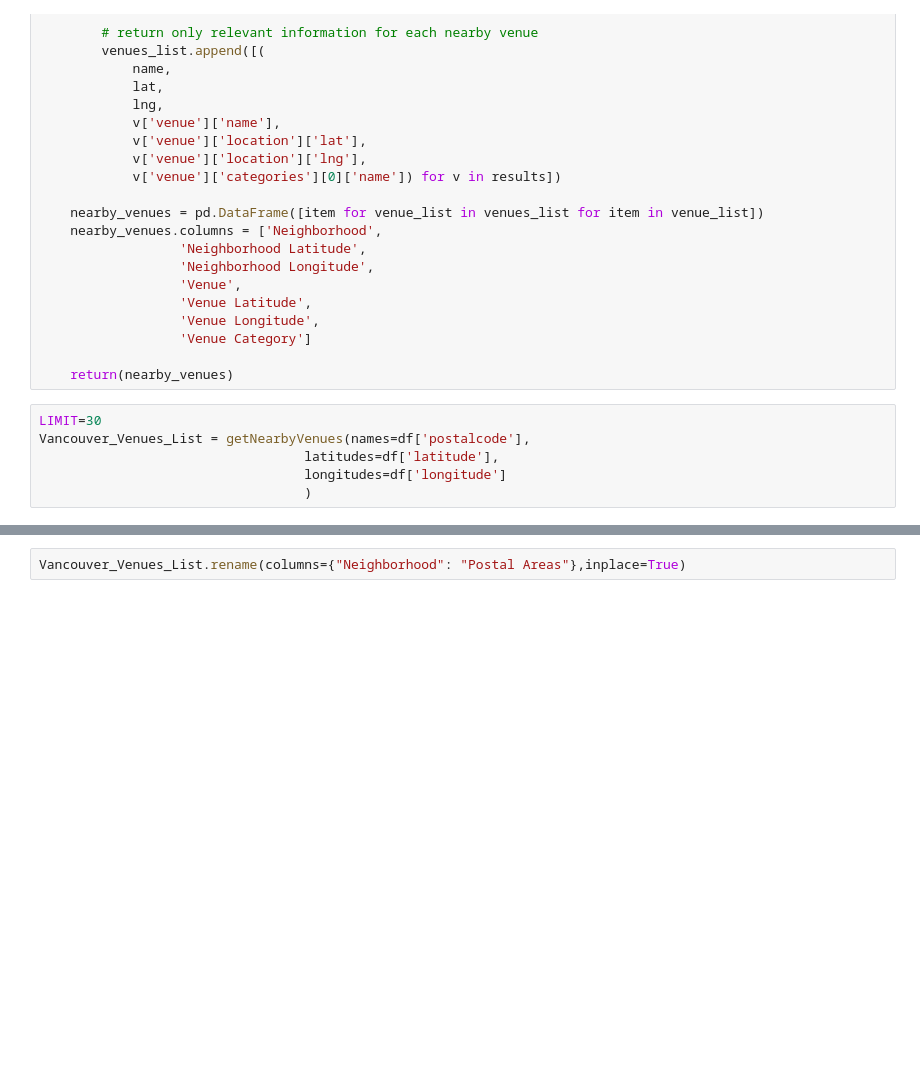
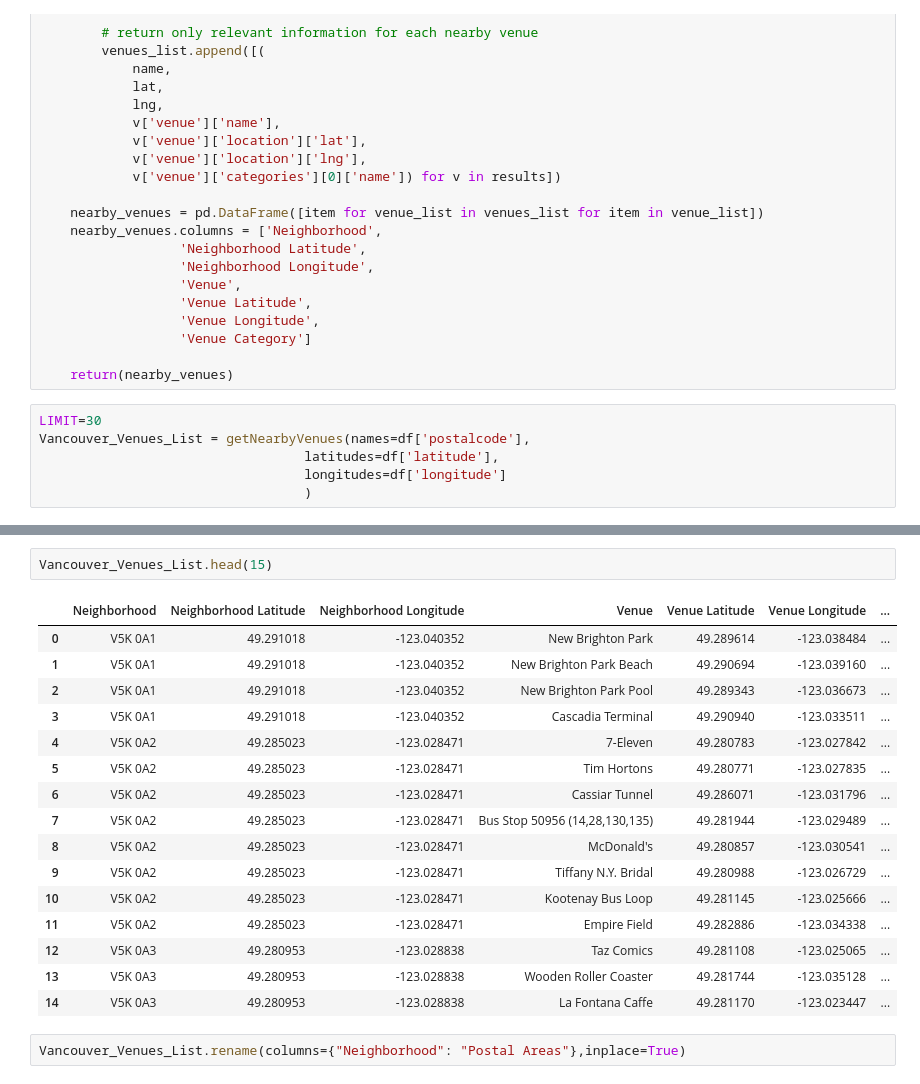
Before and after one commit to arunabeshc/Capstone_Project_Coursera, a Jupyter notebook: Capstone Project_Final2.ipynb, the cells around one changed output, grey strips where cells are left out. Cells and saved outputs as stored; diff of their text form; blank space fills up the shorter version.

```diff
--- a/Capstone Project_Final2.ipynb
+++ b/Capstone Project_Final2.ipynb
@@ -179,3 +188,22 @@ Vancouver_Venues_List.shape
+# %%
+Vancouver_Venues_List.head(15)
+# %% [output]
+|  | Neighborhood | Neighborhood Latitude | Neighborhood Longitude | Venue | Venue Latitude | Venue Longitude | ... |
+| 0 | V5K 0A1 | 49.291018 | -123.040352 | New Brighton Park | 49.289614 | -123.038484 | ... |
+| 1 | V5K 0A1 | 49.291018 | -123.040352 | New Brighton Park Beach | 49.290694 | -123.039160 | ... |
+| 2 | V5K 0A1 | 49.291018 | -123.040352 | New Brighton Park Pool | 49.289343 | -123.036673 | ... |
+| 3 | V5K 0A1 | 49.291018 | -123.040352 | Cascadia Terminal | 49.290940 | -123.033511 | ... |
+| 4 | V5K 0A2 | 49.285023 | -123.028471 | 7-Eleven | 49.280783 | -123.027842 | ... |
+| 5 | V5K 0A2 | 49.285023 | -123.028471 | Tim Hortons | 49.280771 | -123.027835 | ... |
+| 6 | V5K 0A2 | 49.285023 | -123.028471 | Cassiar Tunnel | 49.286071 | -123.031796 | ... |
+| 7 | V5K 0A2 | 49.285023 | -123.028471 | Bus Stop 50956 (14,28,130,135) | 49.281944 | -123.029489 | ... |
+| 8 | V5K 0A2 | 49.285023 | -123.028471 | McDonald's | 49.280857 | -123.030541 | ... |
+| 9 | V5K 0A2 | 49.285023 | -123.028471 | Tiffany N.Y. Bridal | 49.280988 | -123.026729 | ... |
+| 10 | V5K 0A2 | 49.285023 | -123.028471 | Kootenay Bus Loop | 49.281145 | -123.025666 | ... |
+| 11 | V5K 0A2 | 49.285023 | -123.028471 | Empire Field | 49.282886 | -123.034338 | ... |
+| 12 | V5K 0A3 | 49.280953 | -123.028838 | Taz Comics | 49.281108 | -123.025065 | ... |
+| 13 | V5K 0A3 | 49.280953 | -123.028838 | Wooden Roller Coaster | 49.281744 | -123.035128 | ... |
+| 14 | V5K 0A3 | 49.280953 | -123.028838 | La Fontana Caffe | 49.281170 | -123.023447 | ... |
 # %%
 Vancouver_Venues_List.rename(columns={"Neighborhood": "Postal Areas"},inplace=True)
 # %% [markdown]
```
Also changed, not shown: parts of 28 cells of this notebook.
